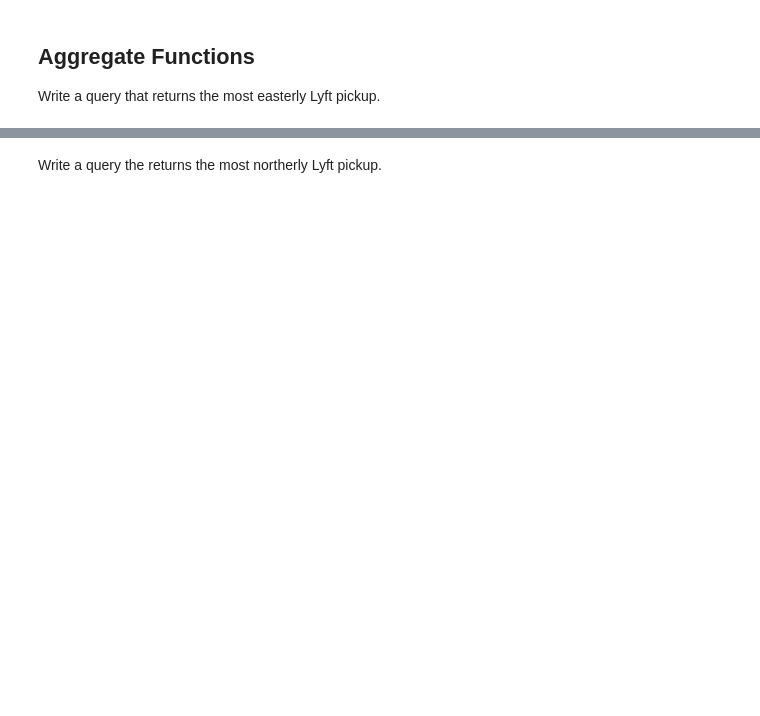
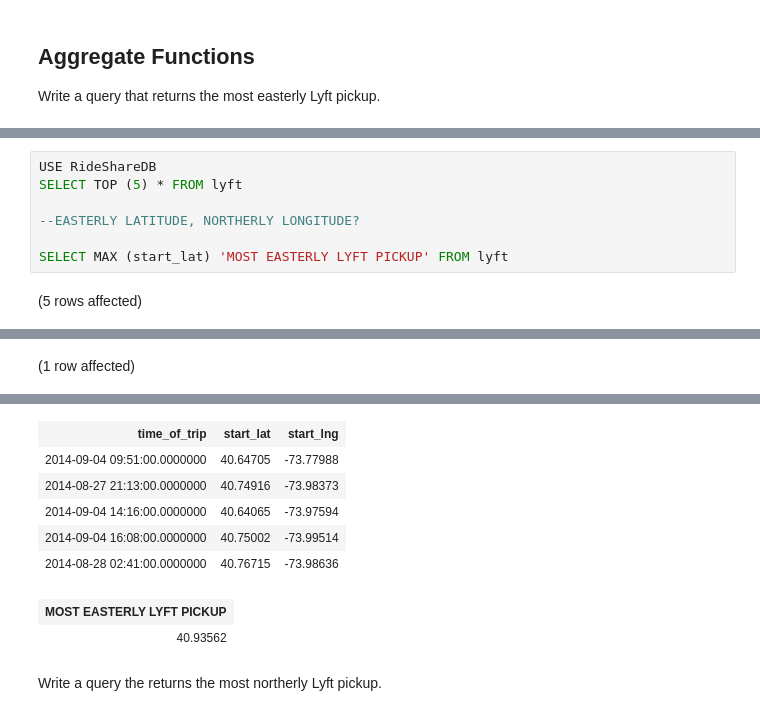
Before and after one commit to hollyhira/sql-part2-exercises, a Jupyter notebook: sql-part2.ipynb, the cells around one changed output, grey strips where cells are left out. Saved outputs shown, nothing was run; the diff lists cells and outputs as text; blank space fills up the shorter version.

```diff
--- a/sql-part2.ipynb
+++ b/sql-part2.ipynb
@@ -67,0 +127,9 @@ Total execution time: 00:00:00
+# %%
+USE RideShareDB
+SELECT TOP (5) * FROM lyft
+
+--EASTERLY LATITUDE, NORTHERLY LONGITUDE?
+
+SELECT MAX (start_lat) 'MOST EASTERLY LYFT PICKUP' FROM lyft
+# %% [output]
+(5 rows affected)
@@ -67,0 +137 @@ Total execution time: 00:00:00
+(1 row affected)
@@ -68,2 +139,10 @@ Total execution time: 00:00:00
+| time_of_trip | start_lat | start_lng |
+| 2014-09-04 09:51:00.0000000 | 40.64705 | -73.77988 |
+| 2014-08-27 21:13:00.0000000 | 40.74916 | -73.98373 |
+| 2014-09-04 14:16:00.0000000 | 40.64065 | -73.97594 |
+| 2014-09-04 16:08:00.0000000 | 40.75002 | -73.99514 |
+| 2014-08-28 02:41:00.0000000 | 40.76715 | -73.98636 |
+| MOST EASTERLY LYFT PICKUP |
+| 40.93562 |
 # %% [markdown]
 Write a query the returns the most northerly Lyft pickup.
```
Also changed, not shown: parts of 12 cells of this notebook.
